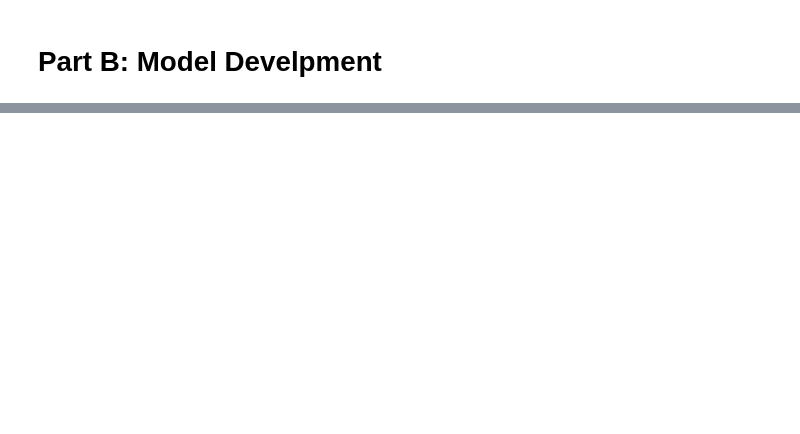
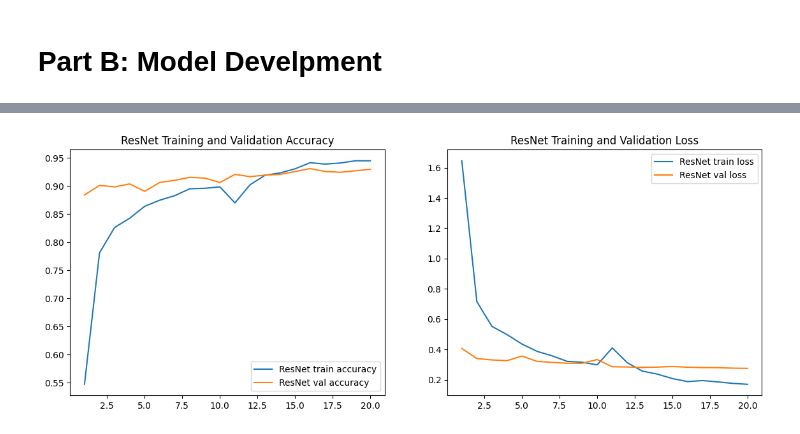
Before and after one commit to bdaqiq01/Dog_breed_classification, a Jupyter notebook: model_develpment.ipynb, the cells around one changed output, grey strips where cells are left out. Drawn from its saved outputs; the diff is of its cells as text; code cells hidden in the pictures; blank space fills up the shorter version.

```diff
--- a/model_develpment.ipynb
+++ b/model_develpment.ipynb
@@ -431,0 +518,18 @@ plt.show()
+# %%
+resnet_base.trainable = True
+
+for layer in resnet_base.layers[:-50]:
+    layer.trainable = False
+
+resnet_model.compile(
+    optimizer=tf.keras.optimizers.Adam(learning_rate=1e-5),
+    loss='sparse_categorical_crossentropy',
+    metrics=['accuracy']
+)
+
+resnet_history_finetune = resnet_model.fit(
+    cls_train_ds,
+    validation_data=cls_val_ds,
+    epochs=10,
+    callbacks=resnet_callbacks
+)
@@ -431,0 +566,35 @@ plt.show()
+# %%
+resnet_acc = (
+    resnet_history_frozen.history['accuracy']
+    + resnet_history_finetune.history['accuracy']
+)
+resnet_val_acc = (
+    resnet_history_frozen.history['val_accuracy']
+    + resnet_history_finetune.history['val_accuracy']
+)
+resnet_loss = (
+    resnet_history_frozen.history['loss']
+    + resnet_history_finetune.history['loss']
+)
+resnet_val_loss = (
+    resnet_history_frozen.history['val_loss']
+    + resnet_history_finetune.history['val_loss']
+)
+
+resnet_epochs = range(1, len(resnet_acc) + 1)
+
+fig, (ax1, ax2) = plt.subplots(1, 2, figsize=(14, 5))
+
+ax1.plot(resnet_epochs, resnet_acc, label='ResNet train accuracy')
+ax1.plot(resnet_epochs, resnet_val_acc, label='ResNet val accuracy')
+ax1.set_title('ResNet Training and Validation Accuracy')
+ax1.legend()
+
+ax2.plot(resnet_epochs, resnet_loss, label='ResNet train loss')
+ax2.plot(resnet_epochs, resnet_val_loss, label='ResNet val loss')
+ax2.set_title('ResNet Training and Validation Loss')
+ax2.legend()
+
+plt.show()
+# %% [output]
+[figure, added]
```
Also changed, not shown: parts of 15 cells of this notebook.
